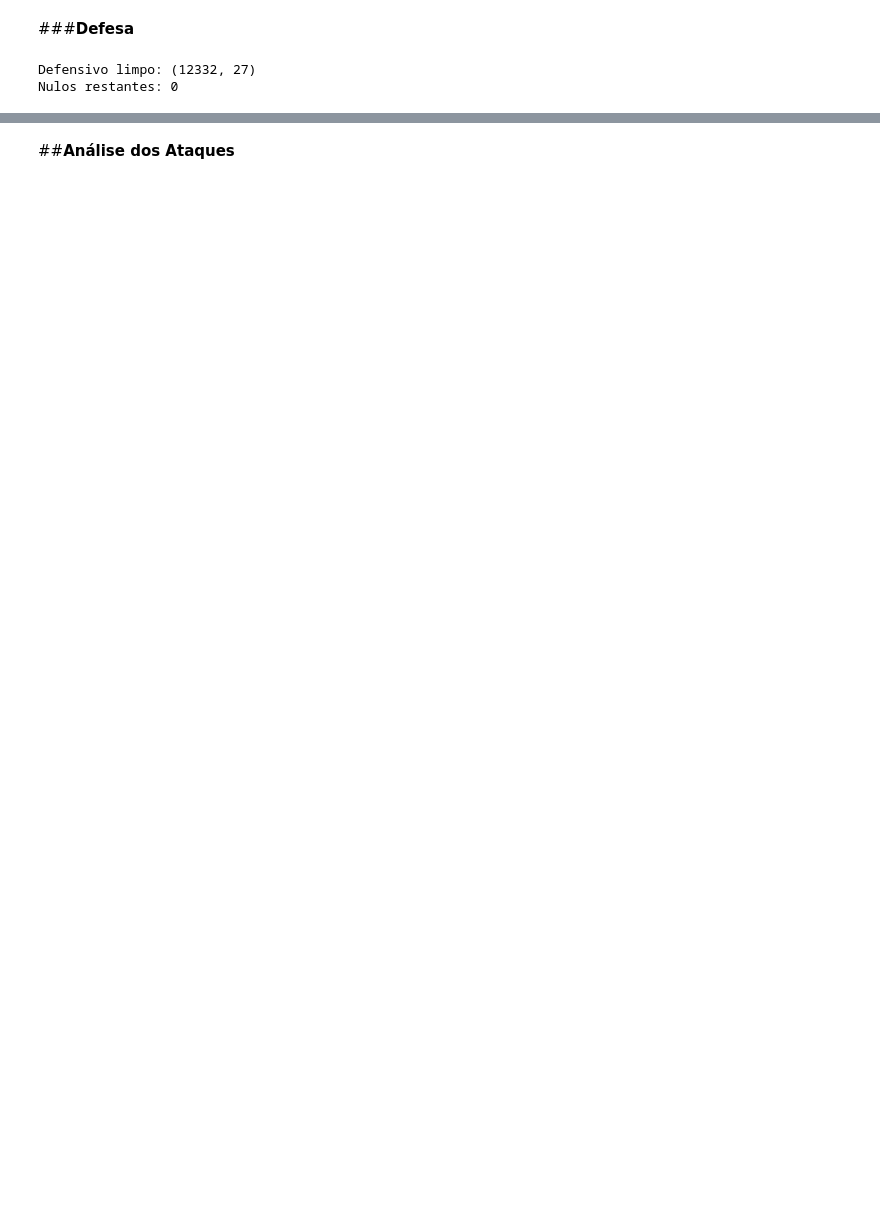
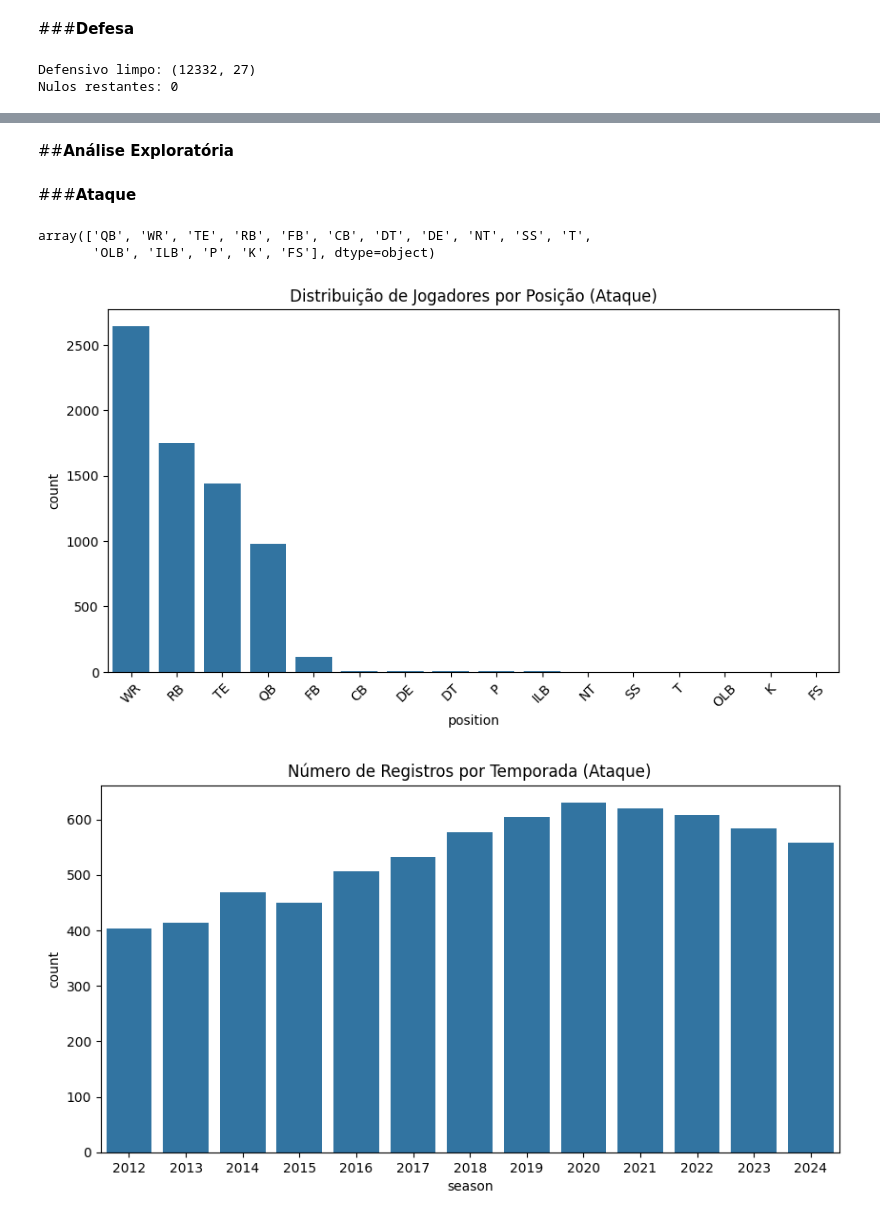
Before and after one commit to CarlosSotero/Analise_Estatistica_de_Salarios_em_Dados, a Jupyter notebook: NFL_Moderna.ipynb, the cells around one changed output, grey strips where cells are left out. Cells and saved outputs as stored; diff of their text form; code cells hidden in the pictures; blank space fills up the shorter version.

```diff
--- a/NFL_Moderna.ipynb
+++ b/NFL_Moderna.ipynb
@@ -199,0 +293,3 @@ Amostra de 10 jogadores aleatórios da defesa:
+# %%
+df_ataque_limpo = df_ataque_limpo.query("offense_snaps > 0")
+df_defesa_limpo = df_defesa_limpo.query("defense_snaps > 0")
@@ -200,2 +398,25 @@ Amostra de 10 jogadores aleatórios da defesa:
 # %% [markdown]
-##**Análise dos Ataques**
+##**Análise Exploratória**
+# %% [markdown]
+###**Ataque**
+# %%
+df_ataque_limpo['position'].unique()
+# %% [output]
+array(['QB', 'WR', 'TE', 'RB', 'FB', 'CB', 'DT', 'DE', 'NT', 'SS', 'T',
+       'OLB', 'ILB', 'P', 'K', 'FS'], dtype=object)
+# %%
+# Gráfico para verificar a distribuição dos jogadores por posição
+plt.figure(figsize=(10,5))
+sns.countplot(data=df_ataque_limpo, x='position', order=df_ataque_limpo['position'].value_counts().index)
+plt.title('Distribuição de Jogadores por Posição (Ataque)')
+plt.xticks(rotation=45)
+plt.show()
+
+# Número de registros por temporada
+plt.figure(figsize=(10,5))
+sns.countplot(data=df_ataque_limpo, x='season')
+plt.title('Número de Registros por Temporada (Ataque)')
+plt.show()
+# %% [output]
+[figure, added]
+[figure, added]
```
Also changed, not shown: parts of 28 cells of this notebook.
